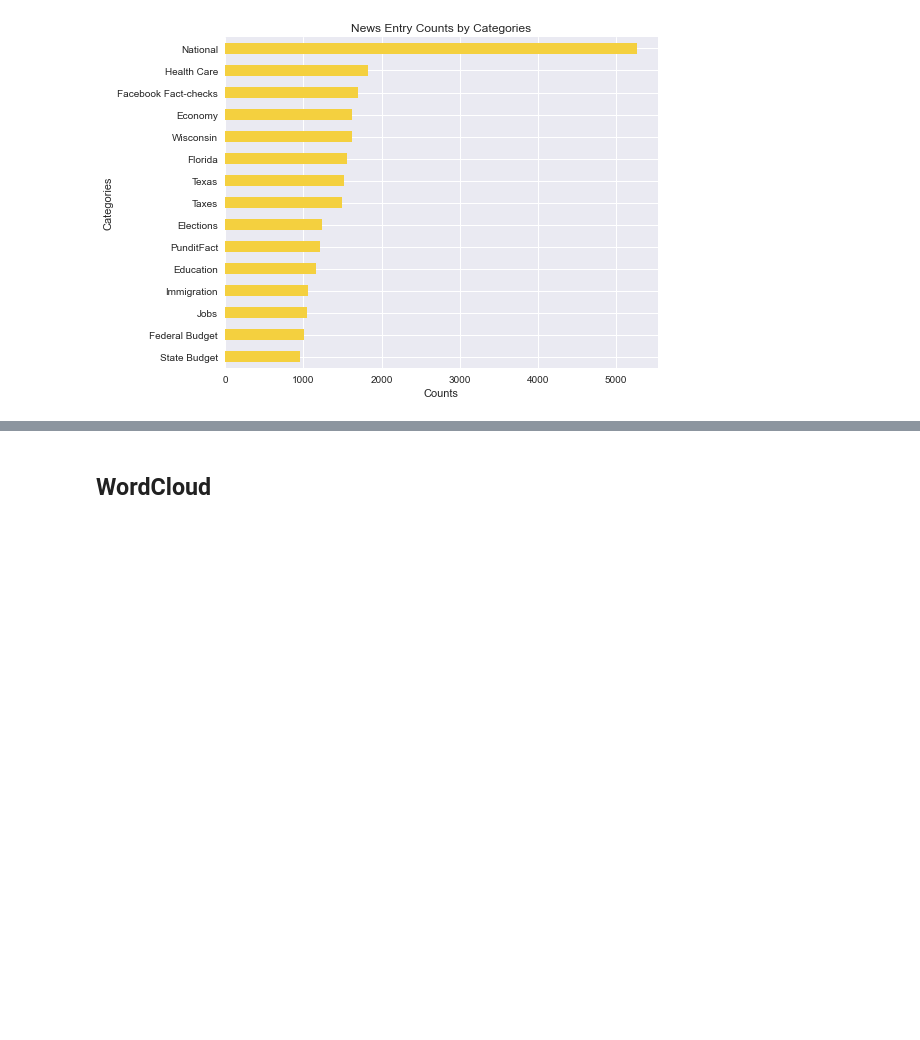
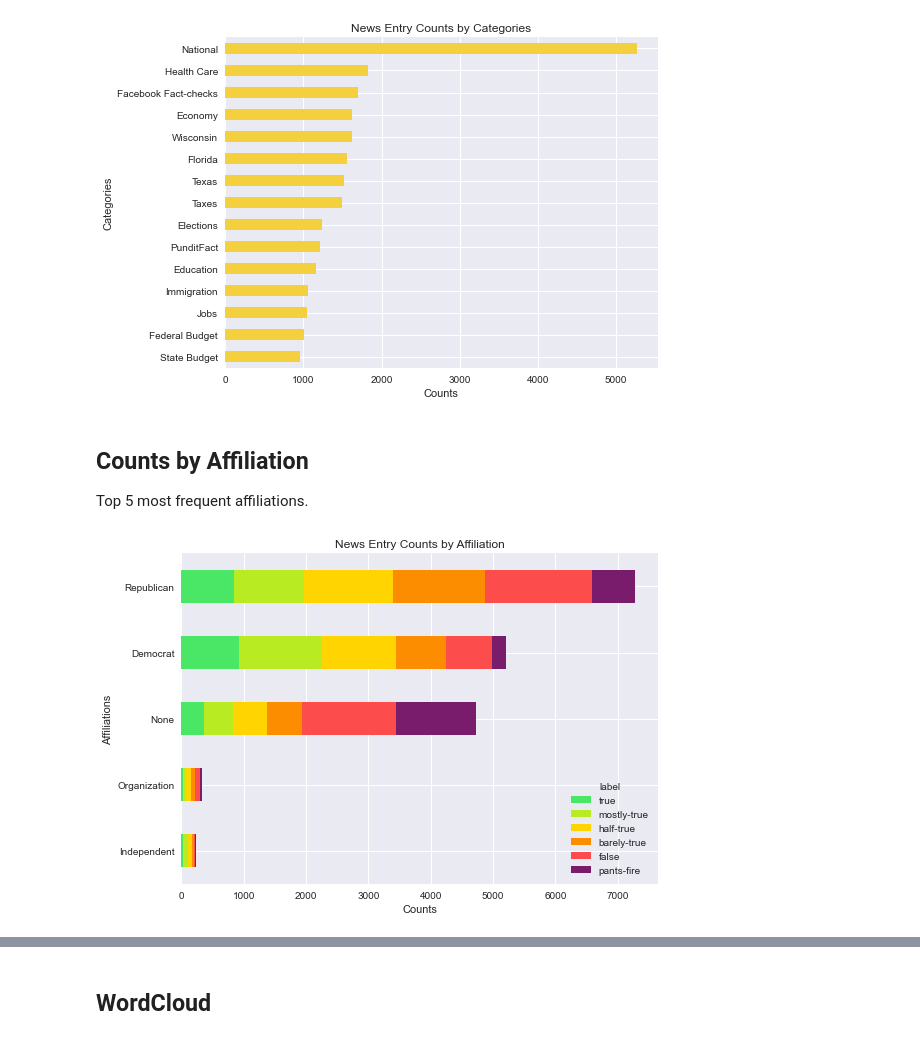
Before and after one commit to leokfwong/fake-news, a Jupyter notebook: data_exploration.ipynb, the cells around one changed output, grey strips where cells are left out. Saved outputs shown, nothing was run; the diff lists cells and outputs as text; code cells hidden in the pictures; blank space fills up the shorter version.

```diff
--- a/data_exploration.ipynb
+++ b/data_exploration.ipynb
@@ -101,3 +134,17 @@ plt.ylabel('Categories')
 plt.tight_layout()
 # %% [output]
 [figure]
+# %% [markdown]
+## Counts by Affiliation
+Top 5 most frequent affiliations.
+# %%
+tmp = df.groupby(['affiliation', 'label'])['affiliation'].count().unstack('label').fillna(0)
+tmp['total'] = df.groupby(['affiliation'])['affiliation'].count()
+tmp.sort_values('total', ascending=False, inplace=True)
+tmp[truth_o_meter_labels][:5][::-1].plot(kind='barh', stacked=True, color=truth_o_meter_palette)
+plt.title('News Entry Counts by Affiliation')
+plt.xlabel('Counts')
+plt.ylabel('Affiliations')
+plt.tight_layout()
+# %% [output]
+[figure, added]
```
Also changed, not shown: parts of 7 cells of this notebook, 3 other files.
